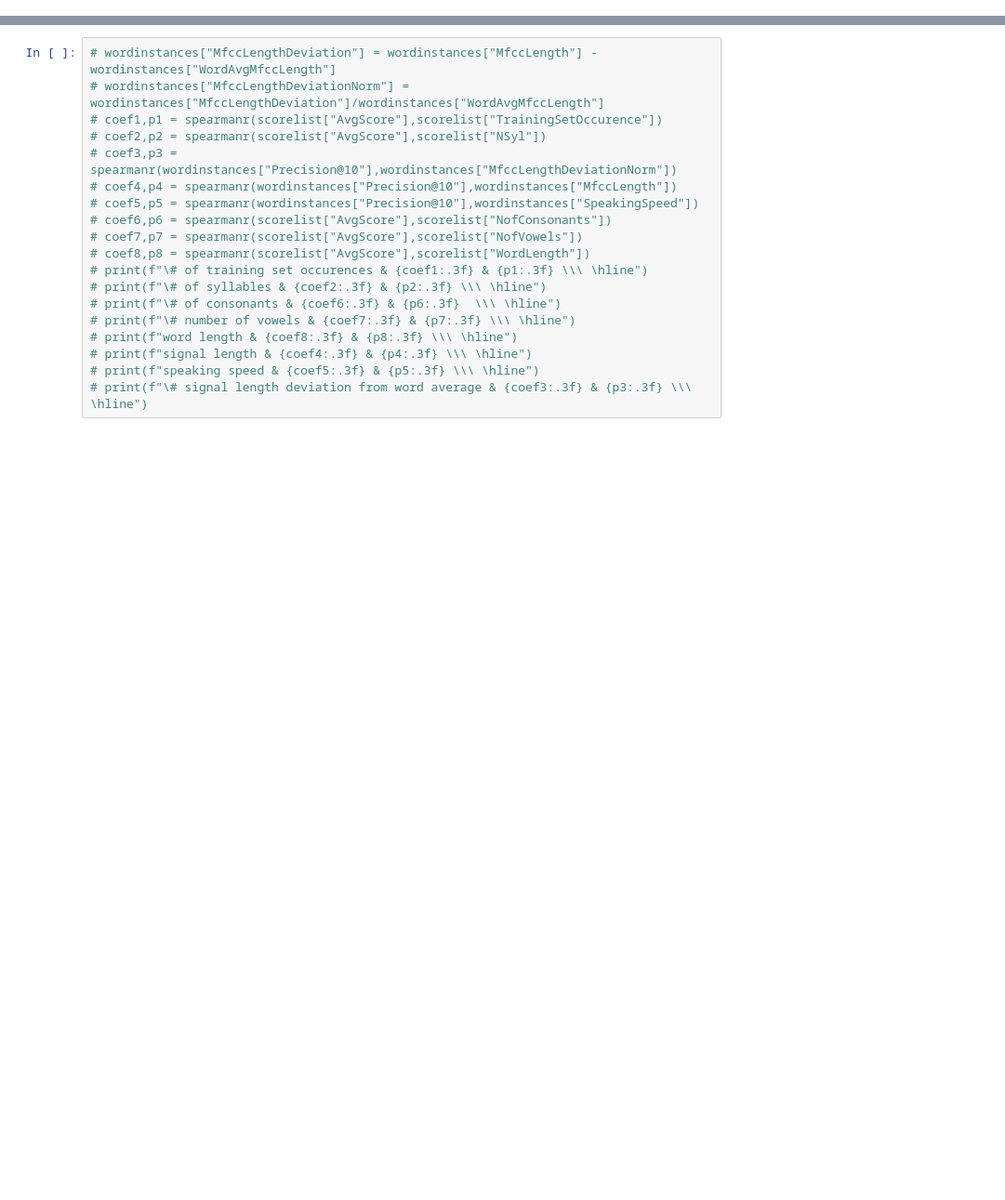
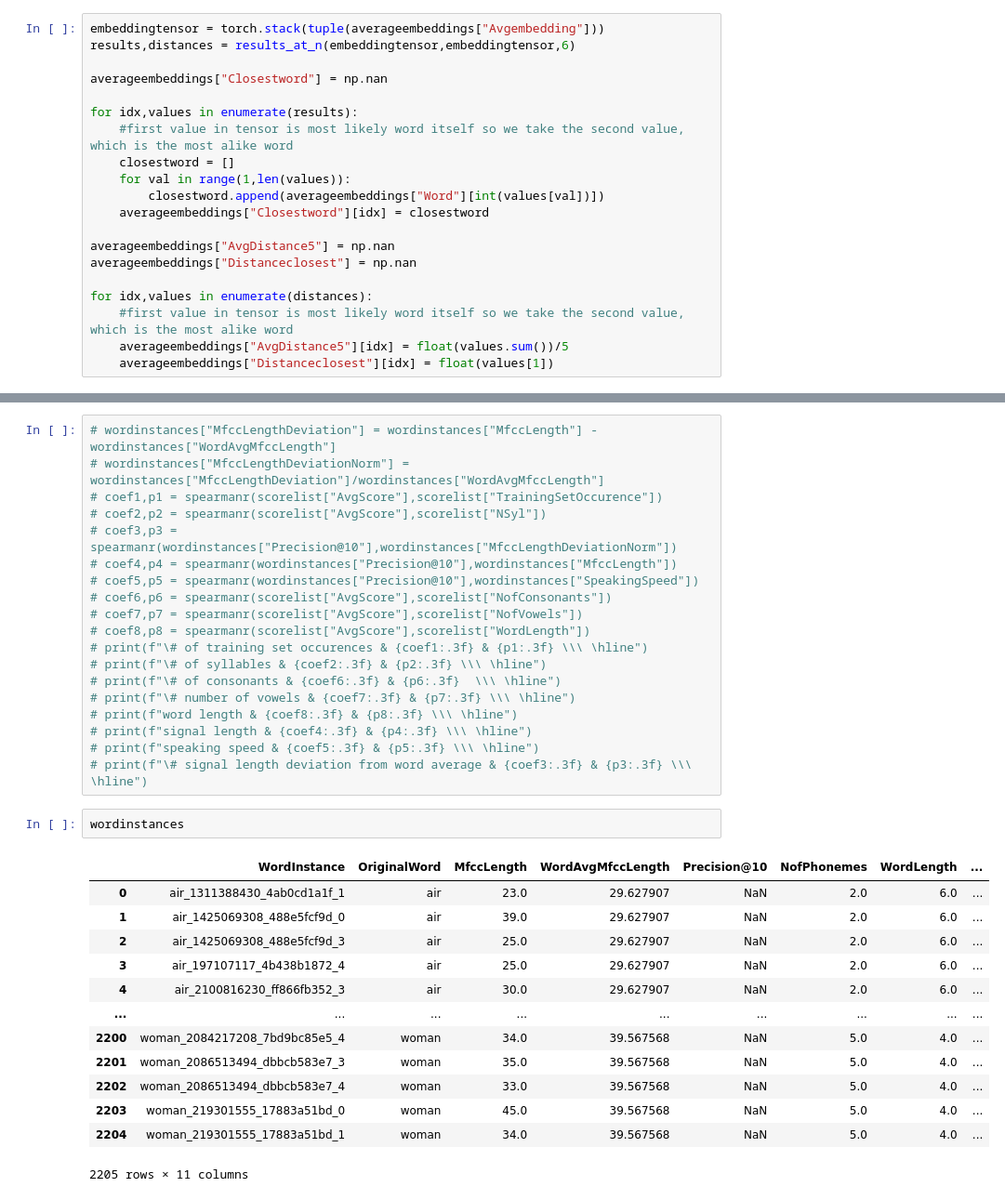
Before and after one commit to sebastiaansch/VGSthesis, a Jupyter notebook: Results_isolated_word_recognition/Results Word Recognition.ipynb, the cells around one changed output, grey strips where cells are left out. Shown at 93% size. Saved outputs shown, nothing was run; the diff lists cells and outputs as text; blank space fills up the shorter version.

```diff
--- a/Results_isolated_word_recognition/Results Word Recognition.ipynb
+++ b/Results_isolated_word_recognition/Results Word Recognition.ipynb
@@ -104,0 +186,20 @@ array([0. , 0.1, 0.2, 0.3, 0.4, 0.5, 0.6, 0.7, 0.8, 0.9])
+# %%
+embeddingtensor = torch.stack(tuple(averageembeddings["Avgembedding"]))
+results,distances = results_at_n(embeddingtensor,embeddingtensor,6)
+
+averageembeddings["Closestword"] = np.nan
+
+for idx,values in enumerate(results):
+    #first value in tensor is most likely word itself so we take the second value, which is the most alike word
+    closestword = []
+    for val in range(1,len(values)):
+        closestword.append(averageembeddings["Word"][int(values[val])])
+    averageembeddings["Closestword"][idx] = closestword
+
+averageembeddings["AvgDistance5"] = np.nan
+averageembeddings["Distanceclosest"] = np.nan
+
+for idx,values in enumerate(distances):
+    #first value in tensor is most likely word itself so we take the second value, which is the most alike word
+    averageembeddings["AvgDistance5"][idx] = float(values.sum())/5
+    averageembeddings["Distanceclosest"][idx] = float(values[1])
@@ -239,3 +429,19 @@ See the caveats in the documentation: http://pandas.pydata.org/pandas-docs/stabl
 # print(f"signal length & {coef4:.3f} & {p4:.3f} \\\ \hline")
 # print(f"speaking speed & {coef5:.3f} & {p5:.3f} \\\ \hline")
 # print(f"\# signal length deviation from word average & {coef3:.3f} & {p3:.3f} \\\ \hline")
+# %%
+wordinstances
+# %% [output]
+|  | WordInstance | OriginalWord | MfccLength | WordAvgMfccLength | Precision@10 | NofPhonemes | WordLength | ... |
+| 0 | air_1311388430_4ab0cd1a1f_1 | air | 23.0 | 29.627907 | NaN | 2.0 | 6.0 | ... |
+| 1 | air_1425069308_488e5fcf9d_0 | air | 39.0 | 29.627907 | NaN | 2.0 | 6.0 | ... |
+| 2 | air_1425069308_488e5fcf9d_3 | air | 25.0 | 29.627907 | NaN | 2.0 | 6.0 | ... |
+| 3 | air_197107117_4b438b1872_4 | air | 25.0 | 29.627907 | NaN | 2.0 | 6.0 | ... |
+| 4 | air_2100816230_ff866fb352_3 | air | 30.0 | 29.627907 | NaN | 2.0 | 6.0 | ... |
+| ... | ... | ... | ... | ... | ... | ... | ... | ... |
+| 2200 | woman_2084217208_7bd9bc85e5_4 | woman | 34.0 | 39.567568 | NaN | 5.0 | 4.0 | ... |
+| 2201 | woman_2086513494_dbbcb583e7_3 | woman | 35.0 | 39.567568 | NaN | 5.0 | 4.0 | ... |
+| 2202 | woman_2086513494_dbbcb583e7_4 | woman | 33.0 | 39.567568 | NaN | 5.0 | 4.0 | ... |
+| 2203 | woman_219301555_17883a51bd_0 | woman | 45.0 | 39.567568 | NaN | 5.0 | 4.0 | ... |
+| 2204 | woman_219301555_17883a51bd_1 | woman | 34.0 | 39.567568 | NaN | 5.0 | 4.0 | ... |
+2205 rows × 11 columns
```
Also changed, not shown: parts of 16 cells of this notebook, 35 other files.
